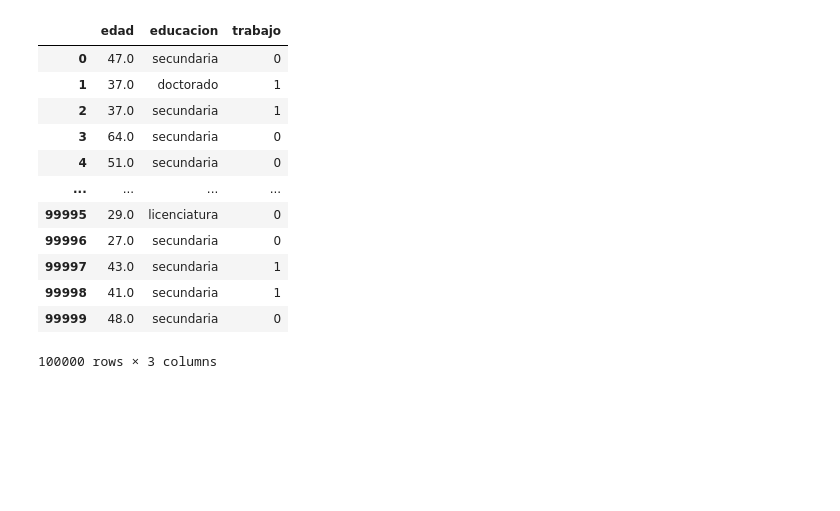
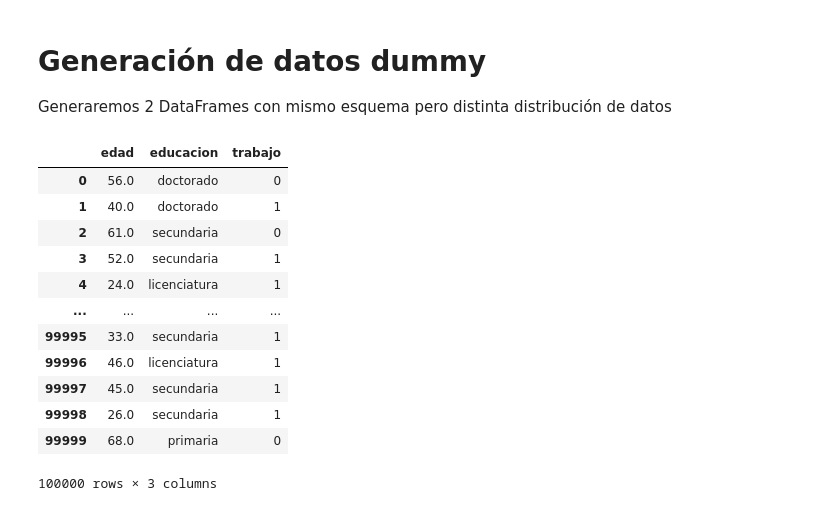
Before and after one commit to donielix/esic-bigdata-iv-blackops, a Jupyter notebook: notebooks/tema-4-ml-training/data-drift-classification.ipynb, the cells around one changed output. Saved outputs shown, nothing was run; the diff lists cells and outputs as text; code cells hidden in the pictures; blank space fills up the shorter version.

Commit message:
updates data-drift

```diff
--- a/notebooks/tema-4-ml-training/data-drift-classification.ipynb
+++ b/notebooks/tema-4-ml-training/data-drift-classification.ipynb
@@ -10 +9,3 @@ from sklearn.dummy import DummyClassifier
+# %%
+gen = np.random.default_rng(seed=42)
 # %%
@@ -24,16 +22,14 @@ def get_educacion(
     for i in range(N):
         edad = edades[i]
         if edad > 30:
-            educ[i] = np.random.choice(
+            educ[i] = gen.choice(
                 ["primaria", "secundaria", "licenciatura", "doctorado"],
                 p=p30,
             )
         elif edad > 23:
-            educ[i] = np.random.choice(
-                ["primaria", "secundaria", "licenciatura"], p=p23
-            )
+            educ[i] = gen.choice(["primaria", "secundaria", "licenciatura"], p=p23)
         else:
-            educ[i] = np.random.choice(["primaria", "secundaria"], p=pelse)
+            educ[i] = gen.choice(["primaria", "secundaria"], p=pelse)
     return educ
 
 
@@ -46,42 +42,49 @@ def get_trabajo(
         edad = edades[i]
         educacion = educaciones[i]
         if edad < 20:
-            trabaj[i] = np.random.binomial(1, p=p20)
+            trabaj[i] = gen.binomial(1, p=p20)
         elif 20 <= edad < 30:
-            trabaj[i] = np.random.binomial(
+            trabaj[i] = gen.binomial(
                 1, p=p2030[0] if educacion == "licenciatura" else p2030[1]
             )
         elif 30 <= edad < 55:
-            trabaj[i] = np.random.binomial(
+            trabaj[i] = gen.binomial(
                 1,
                 p=p3055[0] if educacion in ("doctorado", "licenciatura") else p3055[1],
             )
         else:
-            trabaj[i] = np.random.binomial(1, p=p55)
+            trabaj[i] = gen.binomial(1, p=p55)
     return trabaj
+# %% [markdown]
+# Generación de datos dummy
+Generaremos 2 DataFrames con mismo esquema pero distinta distribución de datos
 # %%
-edades = get_truncated_normal(mean=40, sd=20, low=18, upp=80).rvs(size=N).round()
+edades = (
+    get_truncated_normal(mean=40, sd=20, low=18, upp=80)
+    .rvs(size=N, random_state=gen)
+    .round()
+)
 educaciones = get_educacion(
     edades, p30=[0.1, 0.5, 0.3, 0.1], p23=[0.1, 0.4, 0.5], pelse=[0.1, 0.9]
 )
 trabajos = get_trabajo(
     edades, educaciones, p20=0.2, p2030=(0.4, 0.7), p3055=(0.8, 0.6), p55=0.1
 )
 
 df1 = pd.DataFrame(dict(edad=edades, educacion=educaciones, trabajo=trabajos))
 display(df1)
 # %% [output]
 |  | edad | educacion | trabajo |
-| 0 | 47.0 | secundaria | 0 |
-| 1 | 37.0 | doctorado | 1 |
-| 2 | 37.0 | secundaria | 1 |
-| 3 | 64.0 | secundaria | 0 |
-| 4 | 51.0 | secundaria | 0 |
+| 0 | 56.0 | doctorado | 0 |
+| 1 | 40.0 | doctorado | 1 |
+| 2 | 61.0 | secundaria | 0 |
+| 3 | 52.0 | secundaria | 1 |
+| 4 | 24.0 | licenciatura | 1 |
 | ... | ... | ... | ... |
-| 99995 | 29.0 | licenciatura | 0 |
-| 99996 | 27.0 | secundaria | 0 |
-| 99997 | 43.0 | secundaria | 1 |
-| 99998 | 41.0 | secundaria | 1 |
-| 99999 | 48.0 | secundaria | 0 |
+| 99995 | 33.0 | secundaria | 1 |
+| 99996 | 46.0 | licenciatura | 1 |
+| 99997 | 45.0 | secundaria | 1 |
+| 99998 | 26.0 | secundaria | 1 |
+| 99999 | 68.0 | primaria | 0 |
 100000 rows × 3 columns
 # %%
```
Also changed, not shown: parts of 11 cells of this notebook.
